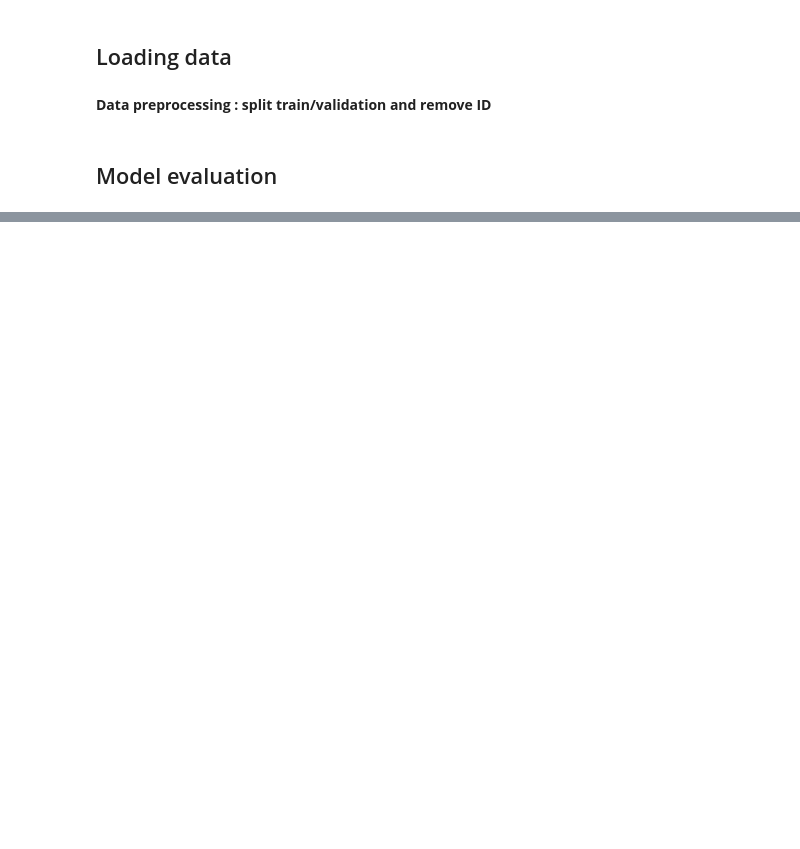
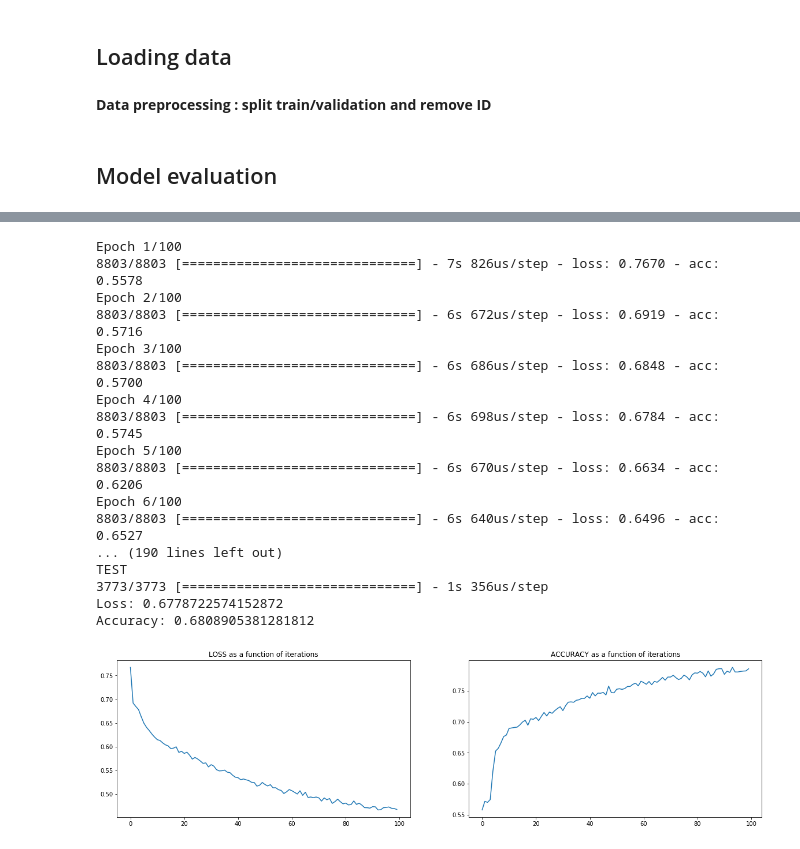
Before and after one commit to VictorSanh/NBA_Challenge, a Jupyter notebook: LSTM.ipynb, the cells around one changed output, grey strips where cells are left out. Saved outputs shown, nothing was run; the diff lists cells and outputs as text; code cells hidden in the pictures; blank space fills up the shorter version.

```diff
--- a/LSTM.ipynb
+++ b/LSTM.ipynb
@@ -70,0 +501,52 @@ conv_model.save('models/lstm1.h5')
+# %%
+lstm_model = Sequential()
+lstm_model.add(LSTM(35,
+                    input_shape = (16, 144),
+                    dropout = 0.5,
+                    activity_regularizer = regularizers.l2(0.01)))
+lstm_model.add(Dense(units = 2,
+                activation='softmax'))
+#Construct Loss
+lstm_model.compile(loss = losses.categorical_crossentropy,
+                     optimizer = 'adam',
+                     metrics = ['accuracy'])
+
+#Train
+start = time.time()
+training = lstm_model.fit(X_train_stat_descrp, Y_train, epochs = 100, batch_size = 32, verbose = True)
+end = time.time()
+
+f, (ax1, ax2) = plt.subplots(1, 2, figsize = (20, 5))
+ax1.plot(training.history['loss'])
+ax1.set_title('LOSS as a function of iterations')
+ax2.plot(training.history['acc'])
+ax2.set_title('ACCURACY as a function of iterations')
+
+print('TRAINING')
+print('Loss at last iteration: {}'.format(training.history['loss'][-1]))
+print('Accuracy at last iteration: {}'.format(training.history['acc'][-1]))
+print('Training time: {}'.format(end - start))
+
+print('\nTEST')
+evalu = lstm_model.evaluate(X_val_stat_descrp, Y_val)
+print('Loss: {}'.format(evalu[0]))
+print('Accuracy: {}'.format(evalu[1]))
+# %% [output]
+Epoch 1/100
+8803/8803 [==============================] - 7s 826us/step - loss: 0.7670 - acc: 0.5578
+Epoch 2/100
+8803/8803 [==============================] - 6s 672us/step - loss: 0.6919 - acc: 0.5716
+Epoch 3/100
+8803/8803 [==============================] - 6s 686us/step - loss: 0.6848 - acc: 0.5700
+Epoch 4/100
+8803/8803 [==============================] - 6s 698us/step - loss: 0.6784 - acc: 0.5745
+Epoch 5/100
+8803/8803 [==============================] - 6s 670us/step - loss: 0.6634 - acc: 0.6206
+Epoch 6/100
+8803/8803 [==============================] - 6s 640us/step - loss: 0.6496 - acc: 0.6527
+... (190 lines left out)
+TEST
+3773/3773 [==============================] - 1s 356us/step
+Loss: 0.6778722574152872
+Accuracy: 0.6808905381281812
+[figure, added]
```
Also changed, not shown: parts of 30 cells of this notebook, 3 other files.
